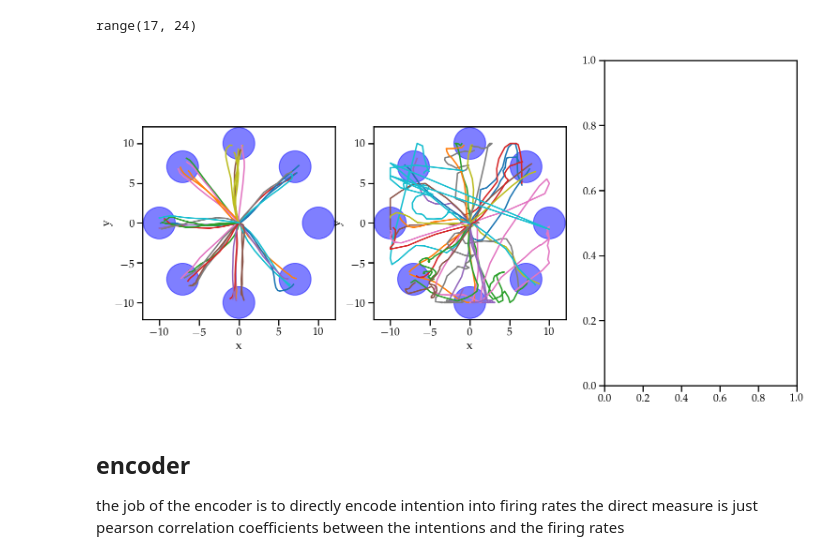
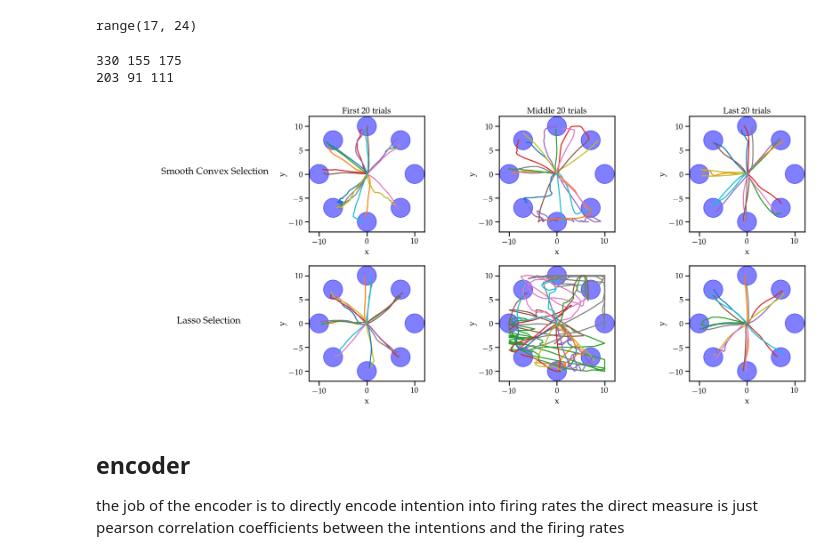
Before and after one commit to sijia66/adaptive_feature_selection, a Jupyter notebook: part_2_convex_optimization/230501_afs_change_encoder.ipynb, the cells around one changed output. Saved outputs shown, nothing was run; the diff lists cells and outputs as text; code cells hidden in the pictures.

```diff
--- a/part_2_convex_optimization/230501_afs_change_encoder.ipynb
+++ b/part_2_convex_optimization/230501_afs_change_encoder.ipynb
@@ -501,16 +463,45 @@ def plot_cursor_trajectories(cursor_trajectories: List, exp_data:Dict, exp_metad
 
     aopy.visualization.plot_trajectories(cursor_trajectories, bounds = bounds, ax = ax)
     aopy.visualization.plot_targets(unique_targets, target_radius, ax = ax)
-# %%
-#cursor_trajectories_list = np.array(cursor_trajectories_list).reshape(2, -1)
-fig_trajectory, ax_trajectory = plt.subplots(1, 3, figsize = (18, 9))
-
-
-for _ax, c in zip(ax_trajectory, cursor_trajectories_list):
-    plot_cursor_trajectories(c[-100:-60], exp_data_all[0], exp_metadata_all[0],
-                             ax = _ax)
-# %% [output]
-[figure, removed]
+# %%
+#cursor_trajectories_list = np.array(cursor_trajectories_list).reshape(2, -1)
+fig_trajectory, ax_trajectory = plt.subplots(2, 4, figsize = (22, 9))
+
+# calculate the first 20, middle 20, and last 20 trials
+number_of_lengths = 20
+
+trial_lengths = np.array([len(c) for c in cursor_trajectories_list])
+trial_periods = [((t // 2 - number_of_lengths // 2), (t // 2 + number_of_lengths // 2)) for t in trial_lengths]
+
+for _ax, c in zip(ax_trajectory[:,1], cursor_trajectories_list):
+    plot_cursor_trajectories(c[:number_of_lengths], exp_data_all[0], exp_metadata_all[0],
+                        ax = _ax)
+
+
+for _ax, c, (t_start, t_stop) in zip(ax_trajectory[:,2], cursor_trajectories_list, trial_periods):
+    print(len(c), t_start, t_stop)
+    plot_cursor_trajectories(c[t_start: t_stop], exp_data_all[0], exp_metadata_all[0], ax=_ax)
+
+
+for _ax, c in zip(ax_trajectory[:,3], cursor_trajectories_list):
+    plot_cursor_trajectories(c[-number_of_lengths:], exp_data_all[0], exp_metadata_all[0],
+                            ax = _ax)
+
+fig_trajectory.tight_layout()
+ax_trajectory[0,1].set_title(f'First {number_of_lengths} trials')
+ax_trajectory[0,2].set_title(f'Middle {number_of_lengths} trials')
+ax_trajectory[0,3].set_title(f'Last {number_of_lengths} trials')
+
+ax_trajectory[0,0].axis('off')
+ax_trajectory[1,0].axis('off')
+
+ax_trajectory[0,0].annotate('Smooth Convex Selection', xy=(0.4, 0.5), fontsize = 20)
+ax_trajectory[1,0].annotate('Lasso Selection', xy=(0.5, 0.5), fontsize = 20)
+plt.show()
+# %% [output]
+330 155 175
+203 91 111
+[figure, added]
 # %%
 fig_trajectory.savefig('cursor_trajectories.pdf', bbox_inches='tight')
 # %% [markdown]
```
Also changed, not shown: parts of 18 cells of this notebook, 1 other file.
